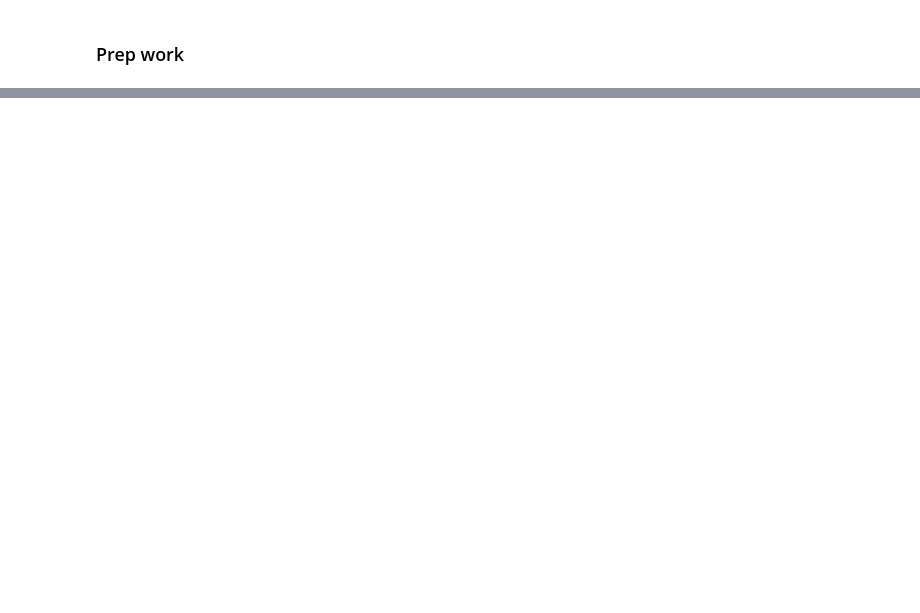
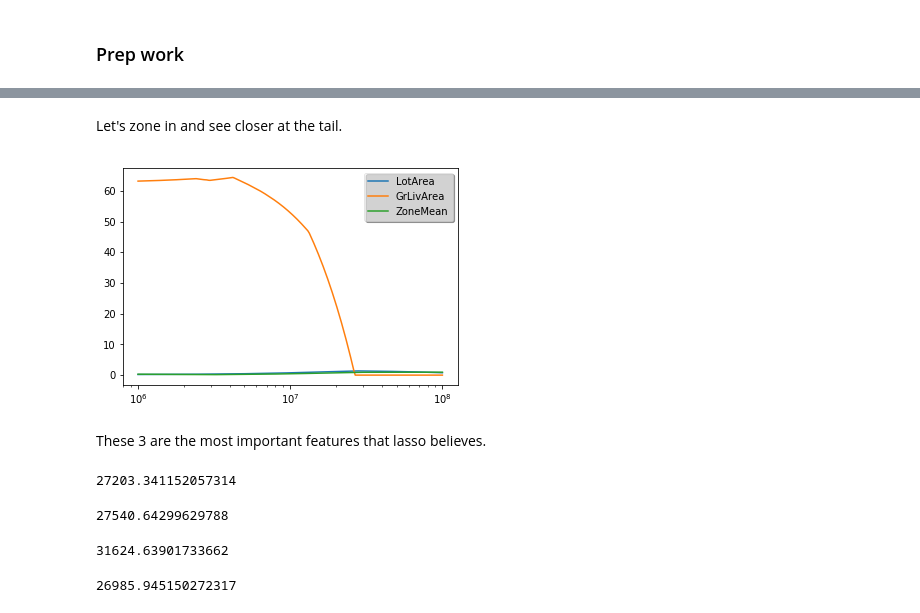
Before and after one commit to Phoebe0222/MLSA-workshops-2020-student, a Jupyter notebook: supervised-learning/workshop-SL02-Regression.ipynb, the cells around one changed output, grey strips where cells are left out. Drawn from its saved outputs; the diff is of its cells as text; code cells hidden in the pictures; blank space fills up the shorter version.

```diff
--- a/supervised-learning/workshop-SL02-Regression.ipynb
+++ b/supervised-learning/workshop-SL02-Regression.ipynb
@@ -37,0 +180,64 @@ Apart from single output regression, there is a more difficult regression proble
+# %% [markdown]
+Let's zone in and see closer at the tail.
+# %%
+# making a transpose of coefs numpy array, 80 by 200
+coefs_t = np.transpose(coefs)
+# zone into the tail and see closer
+large_alpha = 10**7.3 # the larger alpha, the closer to tha tail
+lasso_tail = linear_model.Lasso(alpha=large_alpha, fit_intercept=False).fit(X_train,Y_train)
+coefs_s = coefs_t[lasso_tail.coef_ != 0] # select the important features
+feats = X_train.columns[lasso_tail.coef_ != 0]
+ax = plt.gca()
+for n in range(np.shape(coefs_s)[0]):
+    ax.plot(alphas, coefs_s[n],label=feats[n]) #label
+ax.set_xscale('log')
+leg = plt.legend(shadow=True, fancybox=True)
+leg.get_frame().set_alpha(0.5)
+# %% [output]
+[figure, added]
+# %% [markdown]
+These 3 are the most important features that lasso believes.
+# %%
+#training model
+en = linear_model.ElasticNet()
+en.fit(X_train,Y_train)
+# predict on test data
+Y_en= en.predict(X_test)
+# accuracy
+rmse = math.sqrt(mean_squared_error(Y_test, Y_en))
+print(rmse)
+# %% [output]
+27203.341152057314
+# %%
+#training model
+lassolars = linear_model.LassoLarsCV()
+lassolars.fit(X_train,Y_train)
+# predict on test data
+Y_lassolars= lassolars.predict(X_test)
+# accuracy
+rmse = math.sqrt(mean_squared_error(Y_test, Y_lassolars))
+print(rmse)
+# %% [output]
+27540.64299629788
+# %%
+#training model
+omp = linear_model.OrthogonalMatchingPursuitCV()
+omp.fit(X_train,Y_train)
+# predict on test data
+Y_omp= omp.predict(X_test)
+# accuracy
+rmse = math.sqrt(mean_squared_error(Y_test, Y_omp))
+print(rmse)
+# %% [output]
+31624.63901733662
+# %%
+#training model
+br = linear_model.BayesianRidge()
+br.fit(X_train,Y_train)
+# predict on test data
+Y_br= br.predict(X_test)
+# accuracy
+rmse = math.sqrt(mean_squared_error(Y_test, Y_br))
+print(rmse)
+# %% [output]
+26985.945150272317
```
Also changed, not shown: parts of 41 cells of this notebook, 2 other files.
